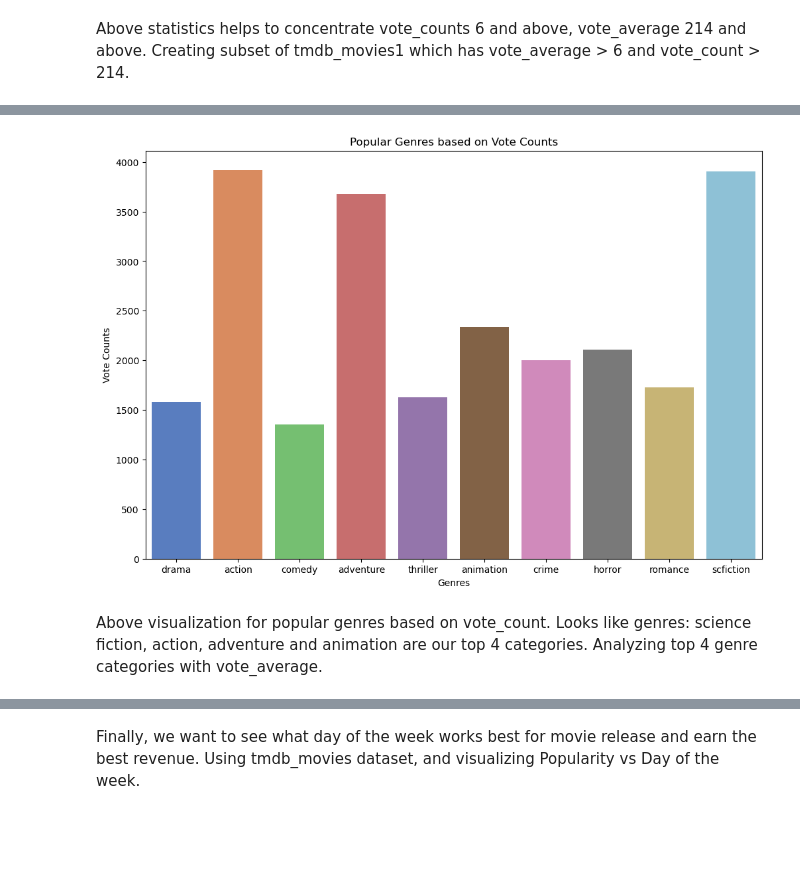
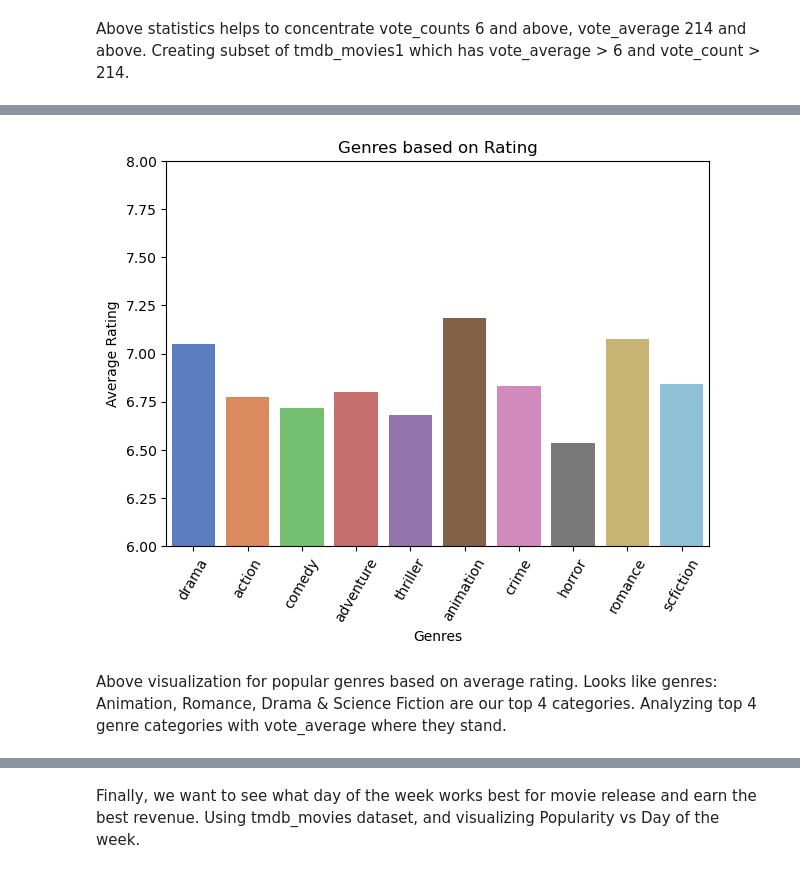
Before and after one commit to musairshad/dsc-phase-2-project, a Jupyter notebook: index.ipynb, the cells around one changed output, grey strips where cells are left out. Saved outputs shown, nothing was run; the diff lists cells and outputs as text; code cells hidden in the pictures; blank space fills up the shorter version.

```diff
--- a/index.ipynb
+++ b/index.ipynb
@@ -577,7 +542,7 @@ tmdb_movies1.head(10)
 # %%
 # Removing 0 and blank spaces
 tmdb_movies1.replace(0, np.nan, inplace = True)
-tmdb_movies1 = tmdb_movies1.map(lambda x: np.nan if isinstance(x, str) and x.strip() == "" else x)
+tmdb_movies1 = tmdb_movies1.applymap(lambda x: np.nan if isinstance(x, str) and x.strip() == "" else x)
 tmdb_movies1.dropna(inplace=True)
 tmdb_movies1.head()
 tmdb_movies1['genre_list'].value_counts()
@@ -746,23 +729,24 @@ tmdb_movies1_subset.to_csv("C:/Users/uyamu/Documents/Phase2/tmdbmovie_subset.csv
 # %%
-# Visualize Genre vs vote_average,vote_count
+# Visualize Genre vs vote_average
 genre = tmdb_movies1_subset['genre_list'].value_counts().nlargest(10).index
 
-plt.figure(figsize = (12,8))
-sns.barplot(x='genre_list', y ='vote_count', data=tmdb_movies1_subset, order = genre, palette='muted', ci= None)
+plt.figure(figsize = (7,5))
+sns.barplot(x='genre_list', y ='vote_average', data=tmdb_movies1_subset, order = genre, palette='muted', ci= None)
 
 # Add labels and title
 plt.xlabel('Genres')
-plt.ylabel('Vote Counts')
-#plt.ylim(ymin=6, ymax=8)
-plt.title('Popular Genres based on Vote Counts')
+plt.ylabel('Average Rating')
+plt.xticks(rotation = 60)
+plt.ylim(ymin=6, ymax=8)
+plt.title('Genres based on Rating')
 
 # Show the plot
 plt.show()
 # %% [output]
-[figure, old version]
+[figure, new version]
 # %% [markdown]
-Above visualization for popular genres based on vote_count. Looks like genres: science fiction, action, adventure and animation
-are our top 4 categories. Analyzing top 4 genre categories with vote_average.
+Above visualization for popular genres based on average rating. Looks like genres: Animation, Romance, Drama & Science Fiction
+are our top 4 categories. Analyzing top 4 genre categories with vote_average where they stand.
 # %%
 # Visualization for top 4 genre categories versus vote_average
 
```
Also changed, not shown: parts of 40 cells of this notebook, 16 other files.
